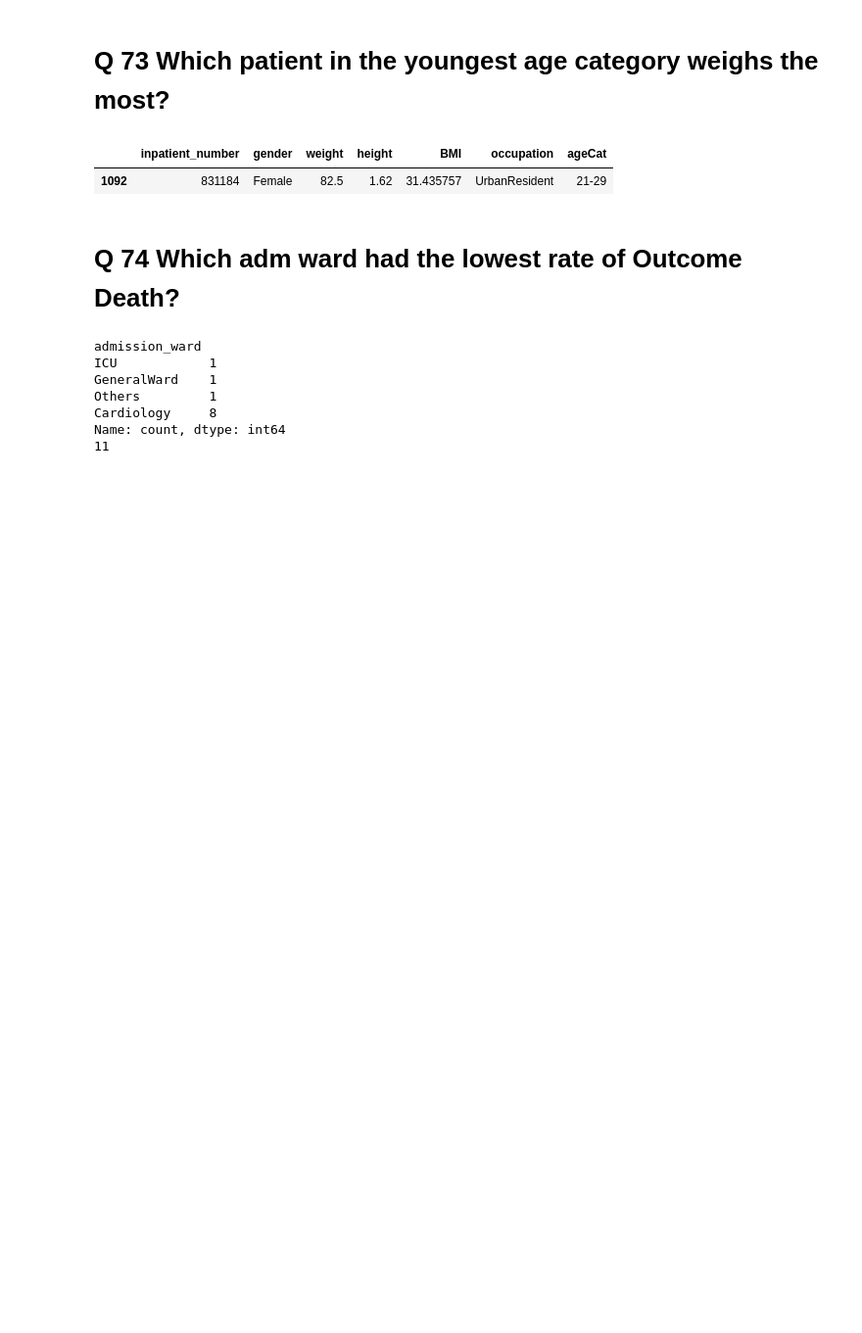
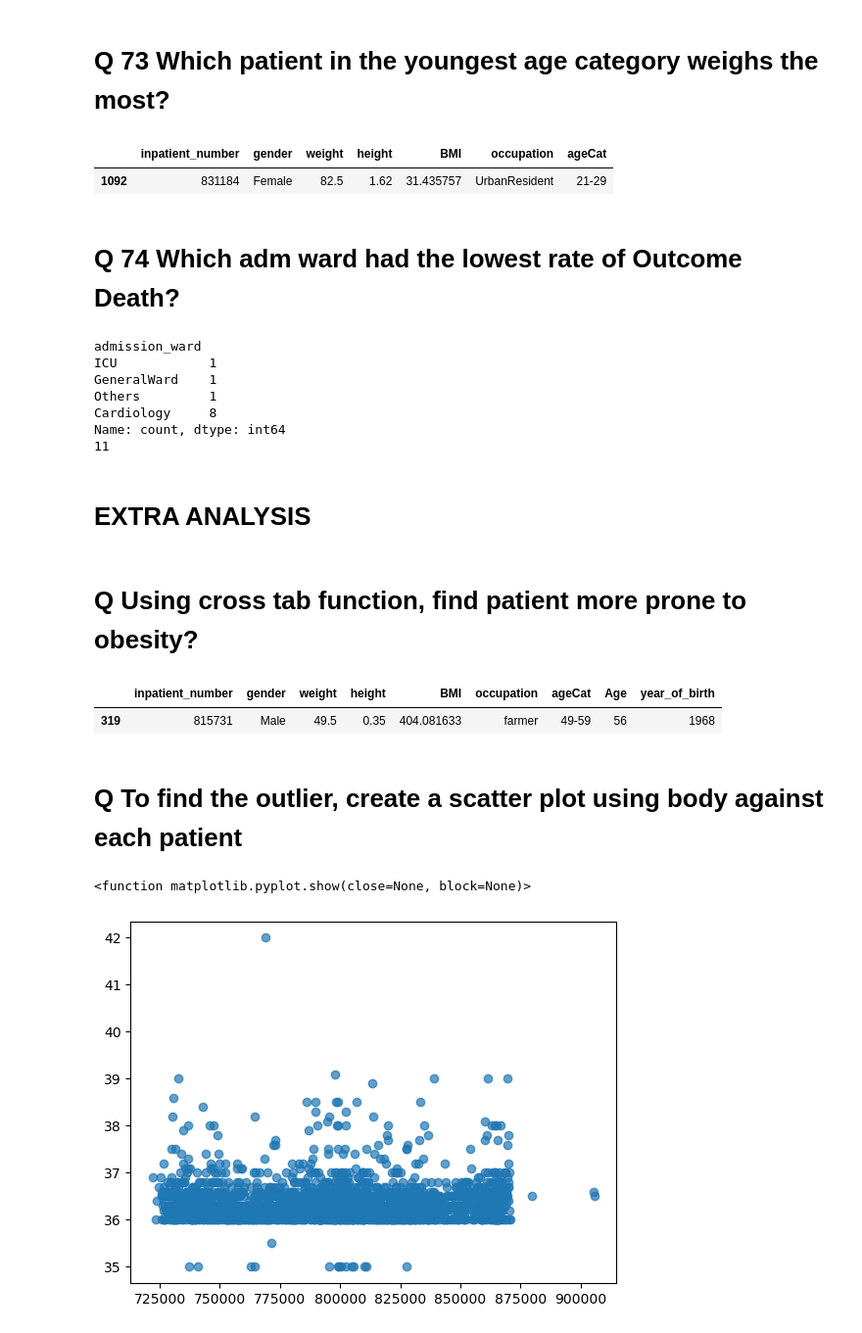
Before and after one commit to bolisettybrt/jupyterjewels-24, a Jupyter notebook: Ragini_finalcode.ipynb, the cells around one changed output. Shown at 98% size. Cells and saved outputs as stored; diff of their text form; code cells hidden in the pictures; blank space fills up the shorter version.

```diff
--- a/Ragini_finalcode.ipynb
+++ b/Ragini_finalcode.ipynb
@@ -389,3 +387,40 @@ Others         1
 Cardiology     8
 Name: count, dtype: int64
 11
+# %% [markdown]
+# EXTRA ANALYSIS
+# %% [markdown]
+# Q Using cross tab function, find patient more prone to obesity?
+# %%
+data_file = 'Cardiac_Outcomes.xlsx'
+all_sheets = pd.read_excel(data_file, sheet_name=None)
+Demography = all_sheets['Demography']
+pivot_table=pd.crosstab(index=Demography.inpatient_number, columns=Demography.ageCat,values=Demography.BMI,aggfunc='max')
+pivot_table['max_BMI'] = pivot_table.max(axis=1)
+pivot_table
+most_obese_inpatient = pivot_table['max_BMI'].idxmax()
+
+most_obese_inpatient
+Demography_data[Demography_data['inpatient_number']==most_obese_inpatient]
+# %% [output]
+|  | inpatient_number | gender | weight | height | BMI | occupation | ageCat | Age | year_of_birth |
+| 319 | 815731 | Male | 49.5 | 0.35 | 404.081633 | farmer | 49-59 | 56 | 1968 |
+# %% [markdown]
+# Q To find the outlier, create a scatter plot using body against each patient
+# %%
+import pandas as pd
+import matplotlib.pyplot as plt
+import seaborn as sns
+import numpy as np
+data_file = 'Cardiac_Outcomes.xlsx'
+all_sheets = pd.read_excel(data_file, sheet_name=None)
+Labs = all_sheets['Labs']
+x=Labs['inpatient_number']
+y=Labs['body_temperature']
+
+Result=plt.scatter(x, y, alpha=0.7)
+
+plt.show
+# %% [output]
+<function matplotlib.pyplot.show(close=None, block=None)>
+[figure, added]
```
Also changed, not shown: parts of 3 cells of this notebook.
